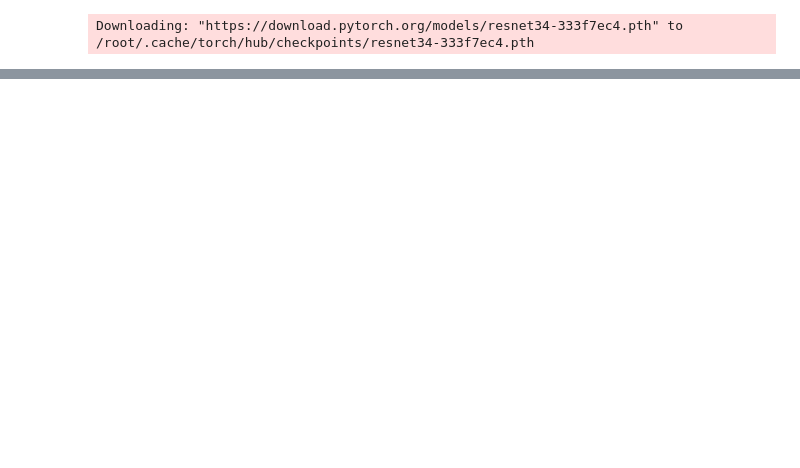
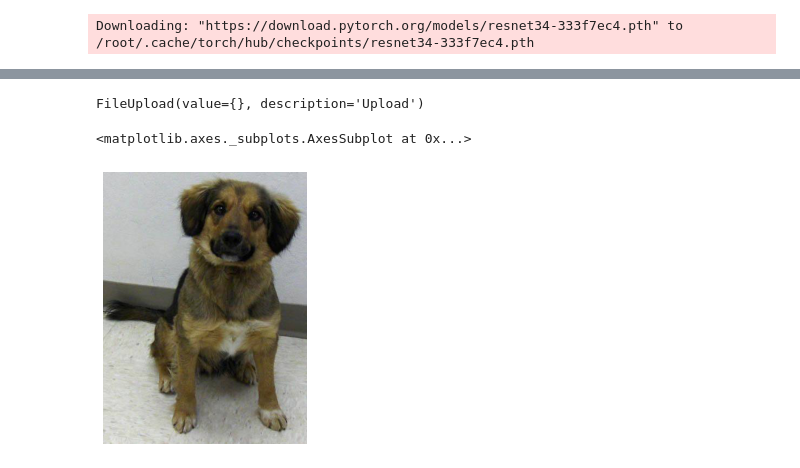
Before and after one commit to bwbelljr/fastaiv2, a Jupyter notebook: fastai_book/fastai_book_ch1.ipynb, the cells around one changed output, grey strips where cells are left out. Saved outputs shown, nothing was run; the diff lists cells and outputs as text; code cells hidden in the pictures; blank space fills up the shorter version.

```diff
--- a/fastai_book/fastai_book_ch1.ipynb
+++ b/fastai_book/fastai_book_ch1.ipynb
@@ -50,0 +91,11 @@ learn.fine_tune(1)
+# %%
+uploader2 = widgets.FileUpload()
+uploader2 # upload picture of dog...
+# %% [output]
+FileUpload(value={}, description='Upload')
+# %%
+img2 = PILImage.create(uploader2.data[0])
+img2.show()
+# %% [output]
+<matplotlib.axes._subplots.AxesSubplot at 0x...>
+[figure, added]
```
Also changed, not shown: parts of 33 cells of this notebook.
